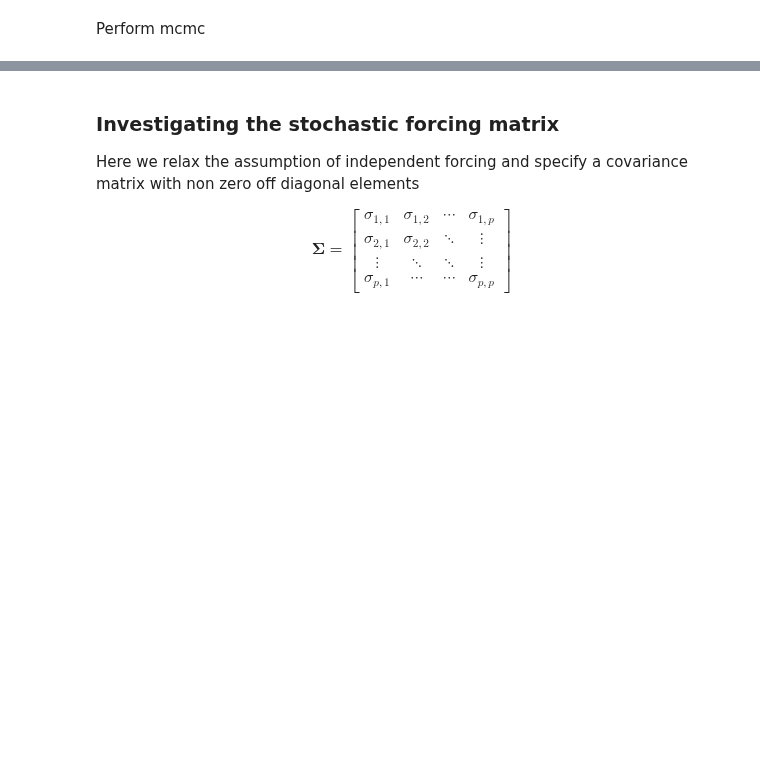
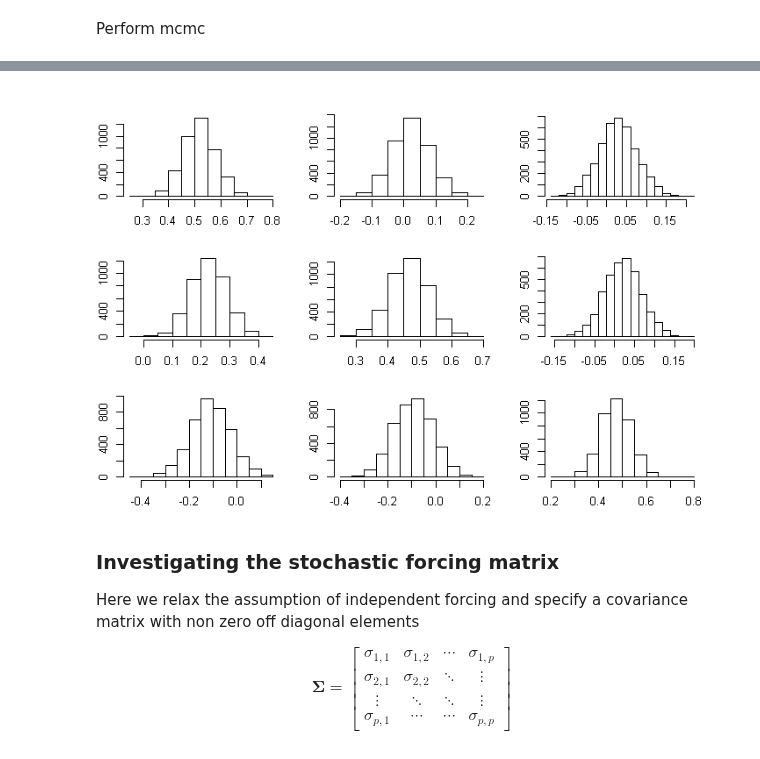
Before and after one commit to CBIOMES/bayesian_cbiomes, a Jupyter notebook: case_studies/MV_AR1/MV_AR1_R.ipynb, the cells around one changed output, grey strips where cells are left out. Drawn from its saved outputs; the diff is of its cells as text; code cells hidden in the pictures; blank space fills up the shorter version.

```diff
--- a/case_studies/MV_AR1/MV_AR1_R.ipynb
+++ b/case_studies/MV_AR1/MV_AR1_R.ipynb
@@ -118,3 +132,15 @@ convergence, Rhat=1).
+# %%
+post <- extract(mcmc)
+# %%
+par(mfrow=c(3,3),mar=c(2,2,2,2))
+for(i in 1:3){
+    for(j in 1:3){
+        hist(post$PHI[,i,j],main='')
+        abline()
+    }
+}
+# %% [output]
+[figure, added]
 # %% [markdown]
 ### Investigating the stochastic forcing matrix
 Here we relax the assumption of independent forcing and specify a covariance matrix with non zero off diagonal elements
```
Also changed, not shown: parts of 10 cells of this notebook.
